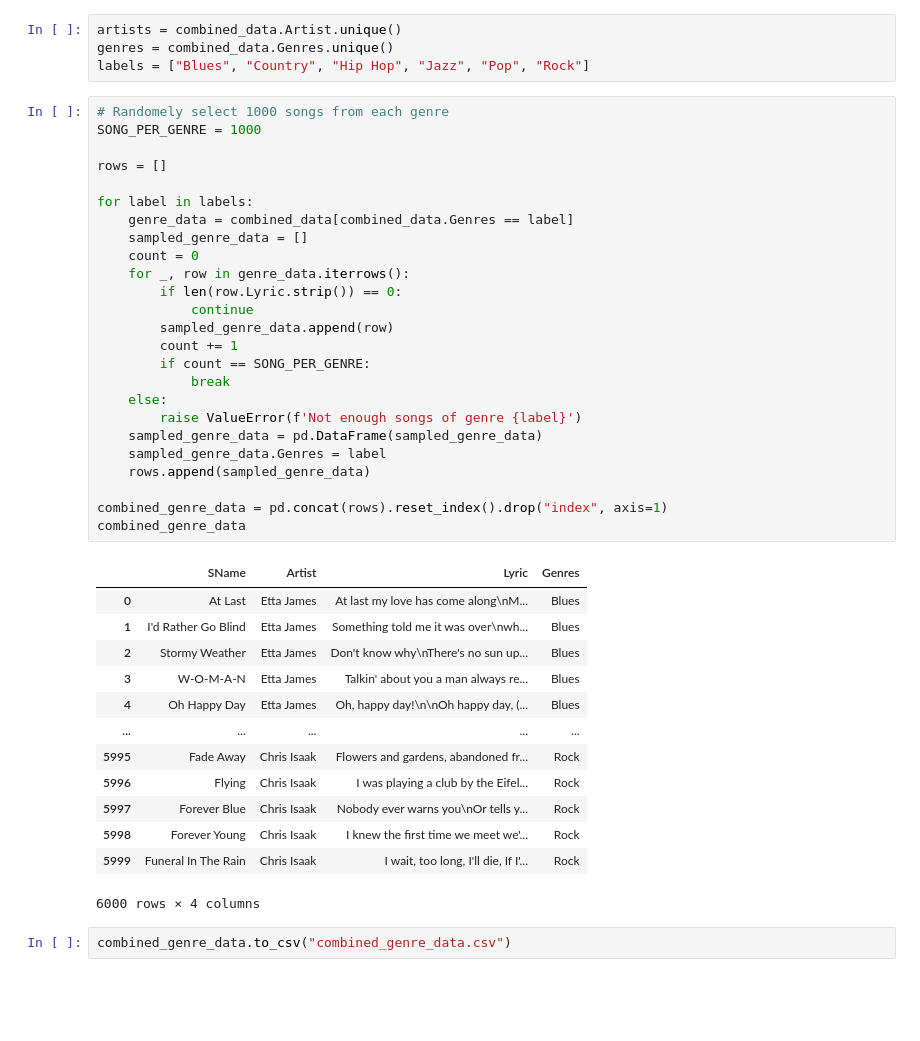
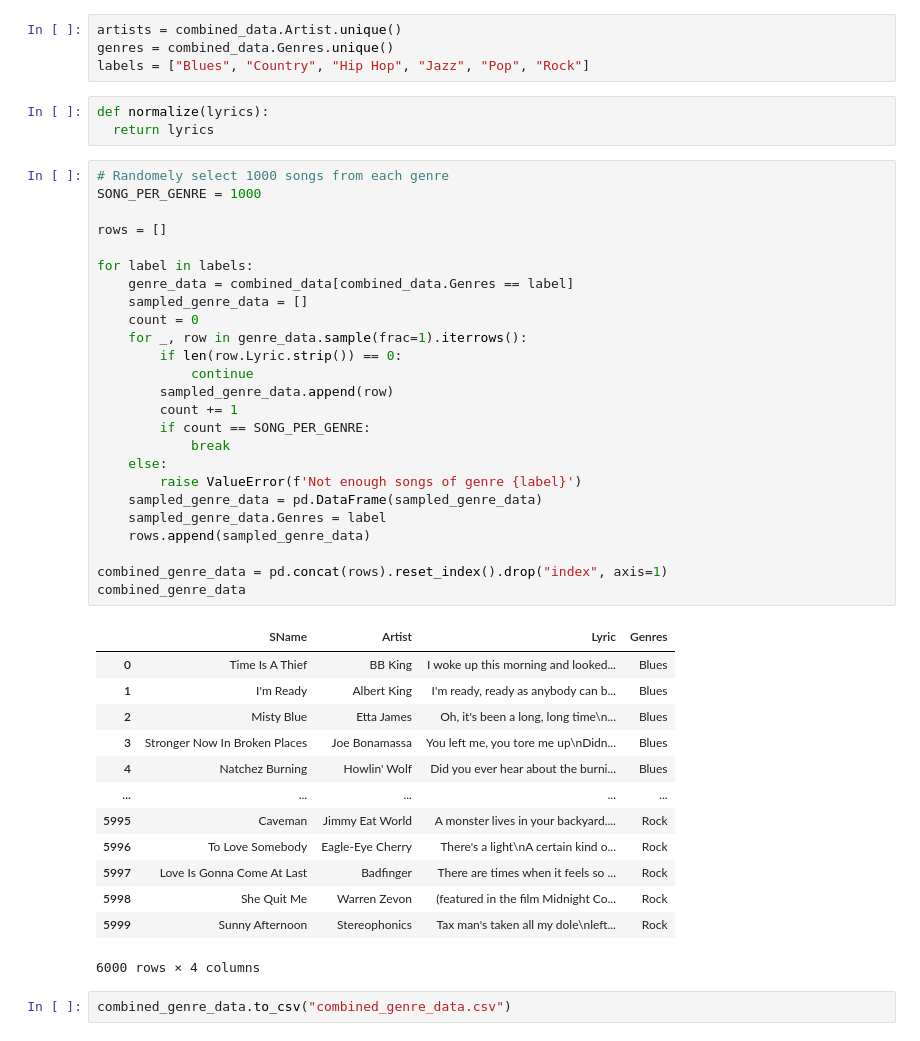
Before and after one commit to ZibingZhang/cs4120, a Jupyter notebook: PredictingGenreBing.ipynb, the cells around one changed output. Cells and saved outputs as stored; diff of their text form; blank space fills up the shorter version.

```diff
--- a/PredictingGenreBing.ipynb
+++ b/PredictingGenreBing.ipynb
@@ -87,44 +87,47 @@ combined_data
 artists = combined_data.Artist.unique()
 genres = combined_data.Genres.unique()
 labels = ["Blues", "Country", "Hip Hop", "Jazz", "Pop", "Rock"]
+# %%
+def normalize(lyrics):
+  return lyrics
 # %%
 # Randomely select 1000 songs from each genre
 SONG_PER_GENRE = 1000
 
 rows = []
 
 for label in labels:
     genre_data = combined_data[combined_data.Genres == label]
     sampled_genre_data = []
     count = 0
-    for _, row in genre_data.iterrows():
+    for _, row in genre_data.sample(frac=1).iterrows():
         if len(row.Lyric.strip()) == 0:
             continue
         sampled_genre_data.append(row)
         count += 1
         if count == SONG_PER_GENRE:
             break
     else:
         raise ValueError(f'Not enough songs of genre {label}')
     sampled_genre_data = pd.DataFrame(sampled_genre_data)
     sampled_genre_data.Genres = label
     rows.append(sampled_genre_data)
 
 combined_genre_data = pd.concat(rows).reset_index().drop("index", axis=1)
 combined_genre_data
 # %% [output]
 |  | SName | Artist | Lyric | Genres |
-| 0 | At Last | Etta James | At last my love has come along\nM... | Blues |
-| 1 | I'd Rather Go Blind | Etta James | Something told me it was over\nwh... | Blues |
-| 2 | Stormy Weather | Etta James | Don't know why\nThere's no sun up... | Blues |
-| 3 | W-O-M-A-N | Etta James | Talkin' about you a man always re... | Blues |
-| 4 | Oh Happy Day | Etta James | Oh, happy day!\n\nOh happy day, (... | Blues |
+| 0 | Time Is A Thief | BB King | I woke up this morning and looked... | Blues |
+| 1 | I'm Ready | Albert King | I'm ready, ready as anybody can b... | Blues |
+| 2 | Misty Blue | Etta James | Oh, it's been a long, long time\n... | Blues |
+| 3 | Stronger Now In Broken Places | Joe Bonamassa | You left me, you tore me up\nDidn... | Blues |
+| 4 | Natchez Burning | Howlin' Wolf | Did you ever hear about the burni... | Blues |
 | ... | ... | ... | ... | ... |
-| 5995 | Fade Away | Chris Isaak | Flowers and gardens, abandoned fr... | Rock |
-| 5996 | Flying | Chris Isaak | I was playing a club by the Eifel... | Rock |
-| 5997 | Forever Blue | Chris Isaak | Nobody ever warns you\nOr tells y... | Rock |
-| 5998 | Forever Young | Chris Isaak | I knew the first time we meet we'... | Rock |
-| 5999 | Funeral In The Rain | Chris Isaak | I wait, too long, I'll die, If I'... | Rock |
+| 5995 | Caveman | Jimmy Eat World | A monster lives in your backyard.... | Rock |
+| 5996 | To Love Somebody | Eagle-Eye Cherry | There's a light\nA certain kind o... | Rock |
+| 5997 | Love Is Gonna Come At Last | Badfinger | There are times when it feels so ... | Rock |
+| 5998 | She Quit Me | Warren Zevon | (featured in the film Midnight Co... | Rock |
+| 5999 | Sunny Afternoon | Stereophonics | Tax man's taken all my dole\nleft... | Rock |
 6000 rows × 4 columns
 # %%
 combined_genre_data.to_csv("combined_genre_data.csv")
```
Also changed, not shown: 1 other file.
